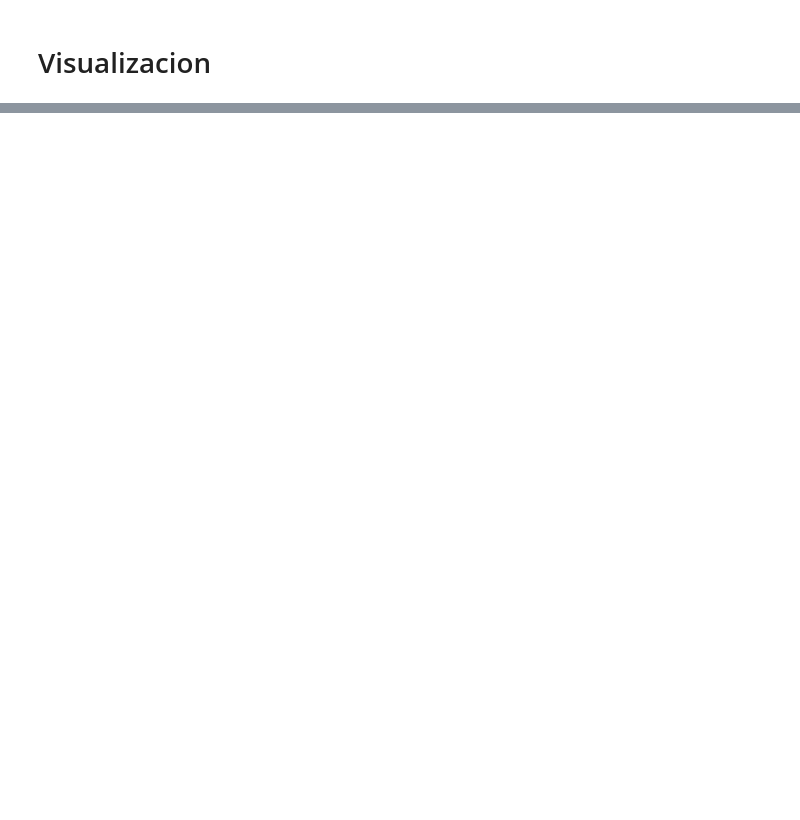
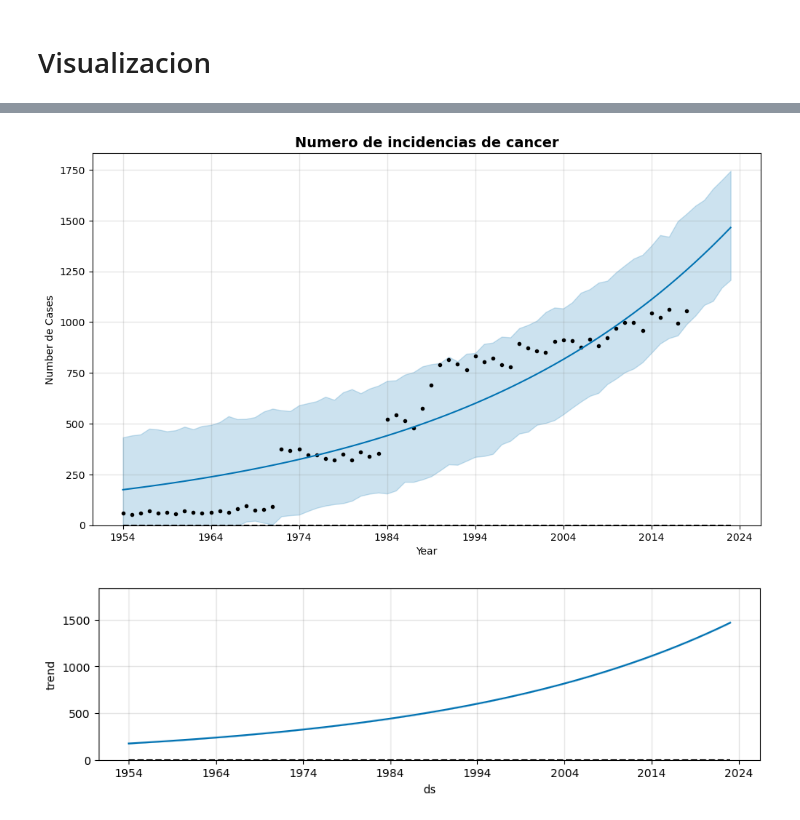
Before and after one commit to jsancheg/Europe_Cancer_Incidence, a Jupyter notebook: src/models/EDA Series.ipynb, the cells around one changed output, grey strips where cells are left out. Drawn from its saved outputs; the diff is of its cells as text; code cells hidden in the pictures; blank space fills up the shorter version.

```diff
--- a/src/models/EDA Series.ipynb
+++ b/src/models/EDA Series.ipynb
@@ -1175,3 +1217,25 @@ plt.show()
+# %%
+# Logistic Trend
+# PLot 1
+y_max = max(serie_df['y'].max(), forecast2['yhat_upper'].max())
+fig1 = modelo2.plot(forecast2)
+fig1.gca().set_title("Numero de incidencias de cancer", fontsize = 14, fontweight = 'bold')
+fig1.gca().set_xlabel("Year")
+fig1.gca().set_ylabel("Number de Cases")
+fig1.gca().set_ylim(bottom=0, top=y_max * 1.05) # Add 5% padding
+plt.show()
+
+# Plot 2
+fig2 = modelo2.plot_components(forecast2)
+
+for ax in fig2.axes:
+    # Apply the same Y-axis limit to all component plots
+    ax.set_ylim(bottom=0, top=y_max * 1.05) # Add 5% padding for clarity
+
+plt.show()
+# %% [output]
+[figure, added]
+[figure, added]
 # %%
 fig = modelo1.plot(forecast1)
 ax = fig.gca()
```
Also changed, not shown: parts of 15 cells of this notebook.
